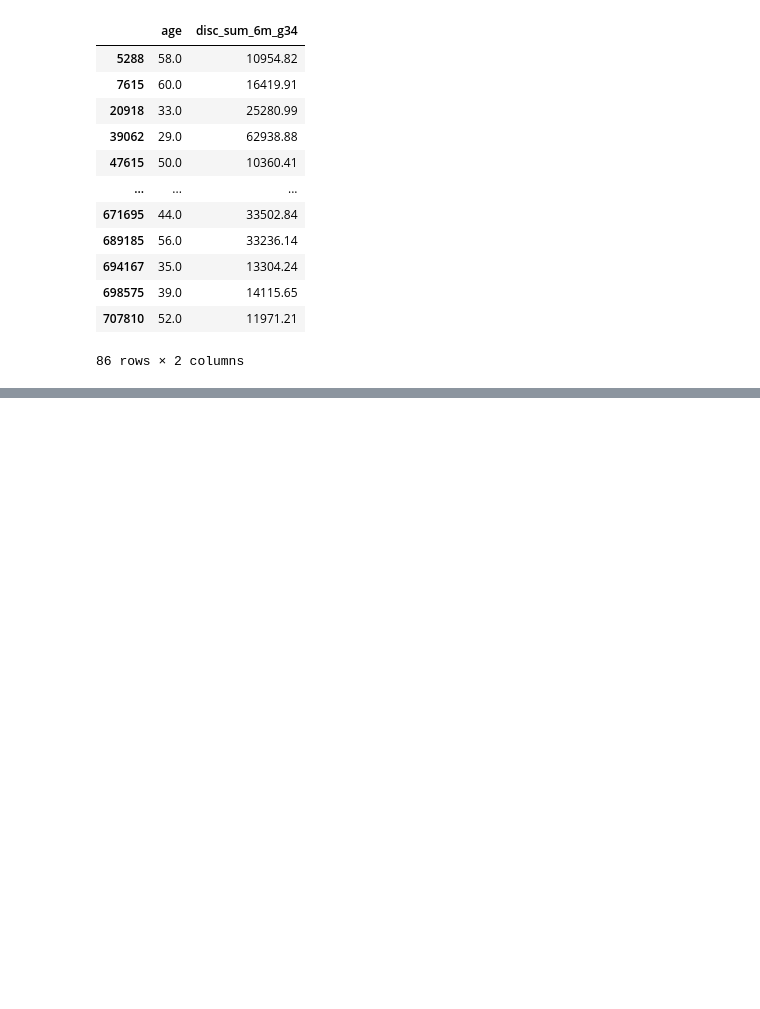
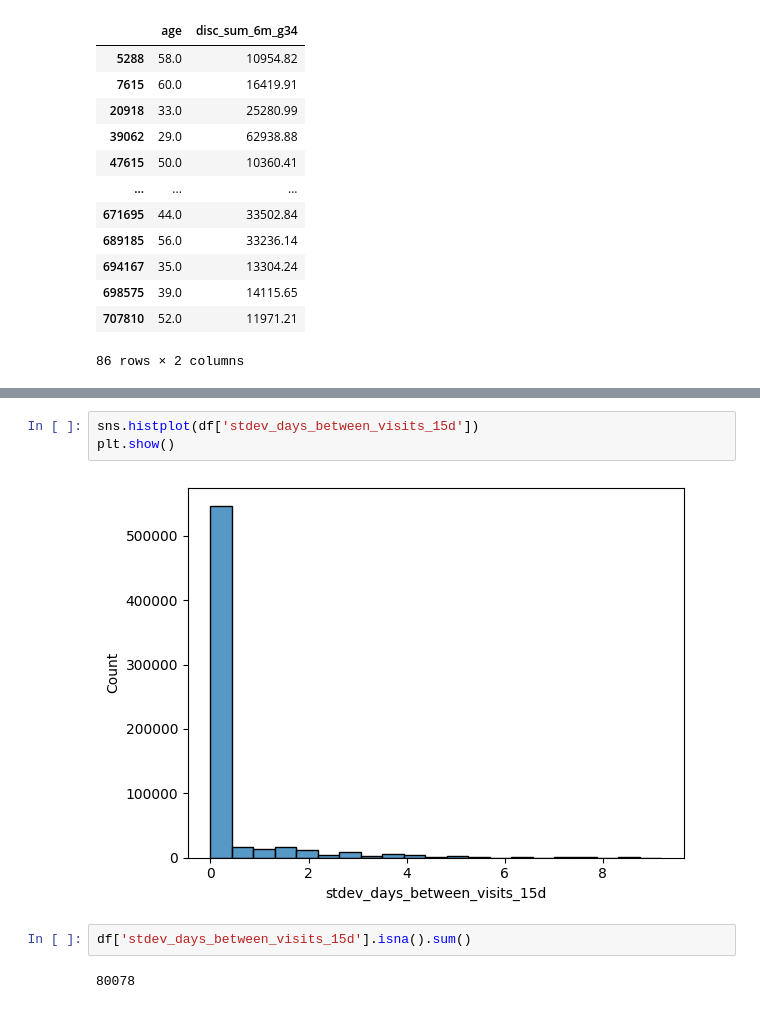
Before and after one commit to TayJen/Uplift---A-B-Testing---Reliable-ML, a Jupyter notebook: more_eda.ipynb, the cells around one changed output, grey strips where cells are left out. Drawn from its saved outputs; the diff is of its cells as text; blank space fills up the shorter version.

```diff
--- a/more_eda.ipynb
+++ b/more_eda.ipynb
@@ -103,0 +116,9 @@ df[df['disc_sum_6m_g34'] > 10000][['age', 'disc_sum_6m_g34']]
+# %%
+sns.histplot(df['stdev_days_between_visits_15d'])
+plt.show()
+# %% [output]
+[figure, added]
+# %%
+df['stdev_days_between_visits_15d'].isna().sum()
+# %% [output]
+80078
```
Also changed, not shown: parts of 1 cell of this notebook, 2 other files.
